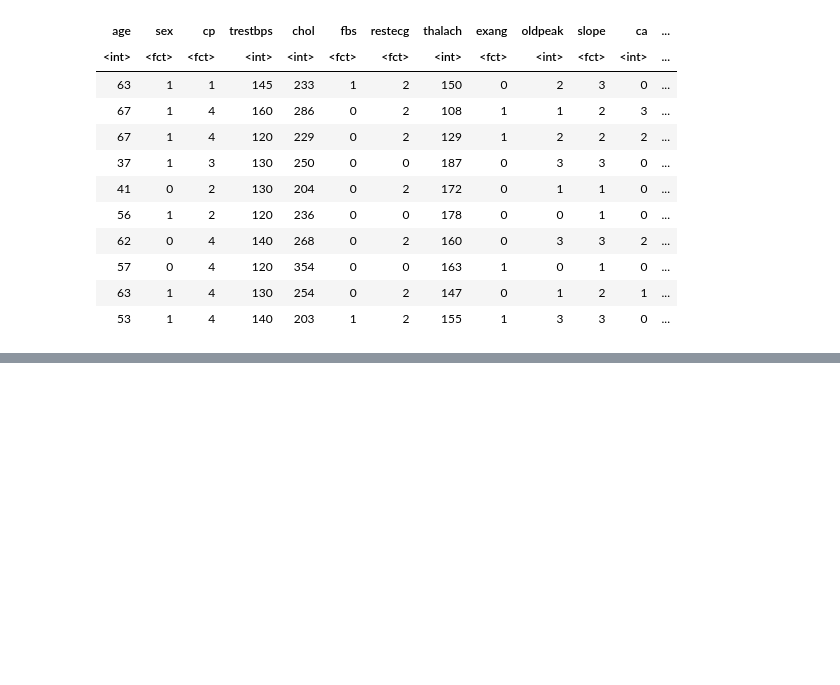
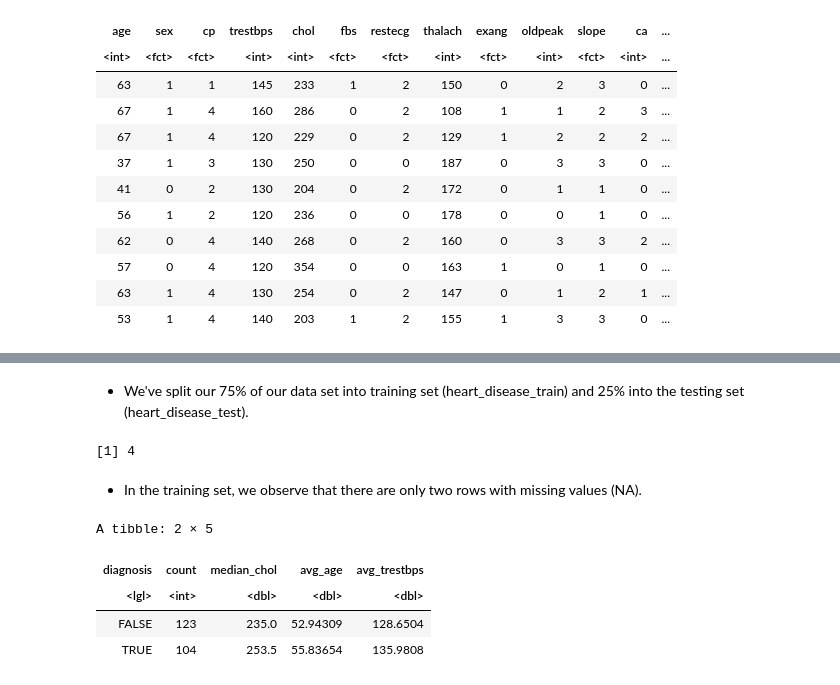
Before and after one commit to MarkusW12/heart_disease_project_proposal, a Jupyter notebook: Untitled.ipynb, the cells around one changed output, grey strips where cells are left out. Drawn from its saved outputs; the diff is of its cells as text; code cells hidden in the pictures; blank space fills up the shorter version.

```diff
--- a/Untitled.ipynb
+++ b/Untitled.ipynb
@@ -94,0 +133,17 @@ https://archive.ics.uci.edu/dataset/45/heart+disease
+# %% [markdown]
+- We've split our 75% of our data set into training set (heart_disease_train) and 25% into the testing set (heart_disease_test).
+# %%
+sum(is.na(heart_disease_train))
+# %% [output]
+[1] 4
+# %% [markdown]
+- In the training set, we observe that there are only two rows with missing values (NA).
+# %%
+group_by(heart_disease_train, diagnosis) |>
+summarize(count= n(), median_chol = median(chol), avg_age = mean(age), avg_trestbps = mean(trestbps))
+# %% [output]
+A tibble: 2 × 5
+| diagnosis | count | median_chol | avg_age | avg_trestbps |
+| <lgl> | <int> | <dbl> | <dbl> | <dbl> |
+| FALSE | 123 | 235.0 | 52.94309 | 128.6504 |
+| TRUE | 104 | 253.5 | 55.83654 | 135.9808 |
```
Also changed, not shown: parts of 9 cells of this notebook.
